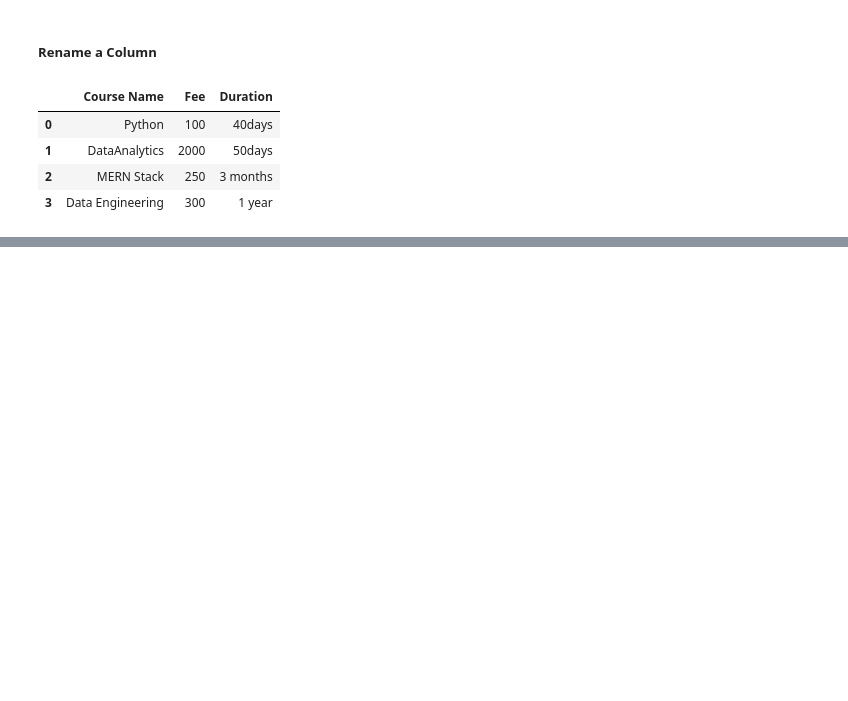
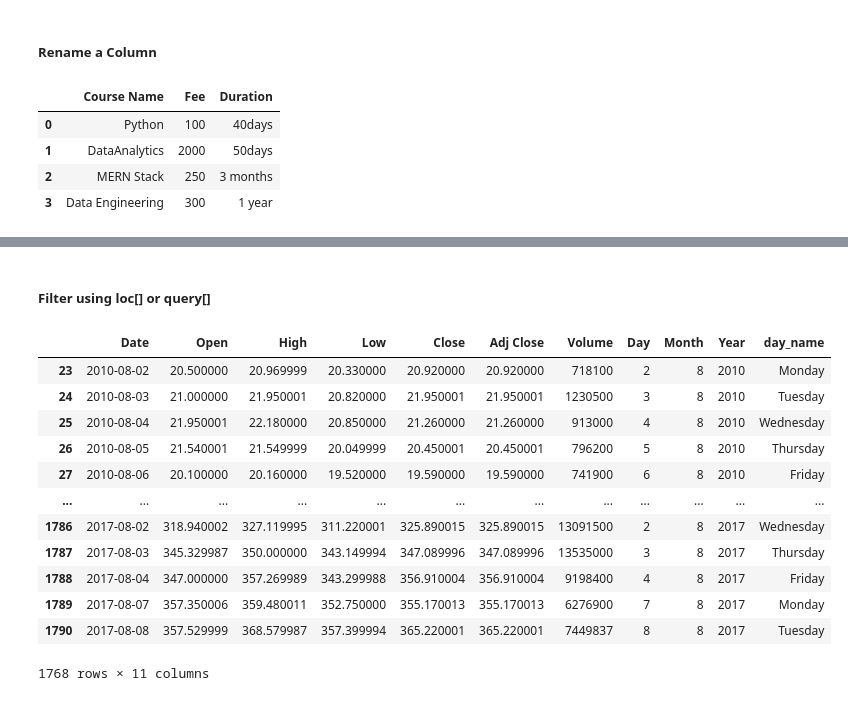
Before and after one commit to Anabrams/PandasLab, a Jupyter notebook: lecture_notes.ipynb, the cells around one changed output, grey strips where cells are left out. Cells and saved outputs as stored; diff of their text form; code cells hidden in the pictures; blank space fills up the shorter version.

```diff
--- a/lecture_notes.ipynb
+++ b/lecture_notes.ipynb
@@ -230,0 +460,9 @@ tech_df.head()
+# %%
+url='https://raw.githubusercontent.com/bprasad26/lwd/master/data/tesla_stock_prices.csv'
+
+turl='https://raw.githubusercontent.com/bprasad26/lwd/master/data/tesla_stock_prices.csv'
+# using parse_dates to change type from string into date
+tesla_df = pd.read_csv(url, parse_dates=['Date'])
+# tesla_df.to_csv('data/tesla_stocks.csv')
+tesla_df.head()
+# tesla_df.info()
@@ -230,0 +476,9 @@ tech_df.head()
+# %%
+# add new column to dateframe based of of dates
+# Add new columns to dataframe based off of dates
+tesla_df['Day'] = tesla_df['Date'].dt.day
+tesla_df['Month'] = tesla_df['Date'].dt.month
+tesla_df['Year'] = tesla_df['Date'].dt.year
+tesla_df['day_name'] = tesla_df['Date'].dt.day_name()
+
+tesla_df.head(10)
@@ -230,0 +527,20 @@ tech_df.head()
+# %% [markdown]
+##### Filter using loc[] or query[]
+# %%
+fil_df_date = tesla_df.loc[(tesla_df['Date'] >= '2010-08-01')]
+
+fil_df_date
+# %% [output]
+|  | Date | Open | High | Low | Close | Adj Close | Volume | Day | Month | Year | day_name |
+| 23 | 2010-08-02 | 20.500000 | 20.969999 | 20.330000 | 20.920000 | 20.920000 | 718100 | 2 | 8 | 2010 | Monday |
+| 24 | 2010-08-03 | 21.000000 | 21.950001 | 20.820000 | 21.950001 | 21.950001 | 1230500 | 3 | 8 | 2010 | Tuesday |
+| 25 | 2010-08-04 | 21.950001 | 22.180000 | 20.850000 | 21.260000 | 21.260000 | 913000 | 4 | 8 | 2010 | Wednesday |
+| 26 | 2010-08-05 | 21.540001 | 21.549999 | 20.049999 | 20.450001 | 20.450001 | 796200 | 5 | 8 | 2010 | Thursday |
+| 27 | 2010-08-06 | 20.100000 | 20.160000 | 19.520000 | 19.590000 | 19.590000 | 741900 | 6 | 8 | 2010 | Friday |
+| ... | ... | ... | ... | ... | ... | ... | ... | ... | ... | ... | ... |
+| 1786 | 2017-08-02 | 318.940002 | 327.119995 | 311.220001 | 325.890015 | 325.890015 | 13091500 | 2 | 8 | 2017 | Wednesday |
+| 1787 | 2017-08-03 | 345.329987 | 350.000000 | 343.149994 | 347.089996 | 347.089996 | 13535000 | 3 | 8 | 2017 | Thursday |
+| 1788 | 2017-08-04 | 347.000000 | 357.269989 | 343.299988 | 356.910004 | 356.910004 | 9198400 | 4 | 8 | 2017 | Friday |
+| 1789 | 2017-08-07 | 357.350006 | 359.480011 | 352.750000 | 355.170013 | 355.170013 | 6276900 | 7 | 8 | 2017 | Monday |
+| 1790 | 2017-08-08 | 357.529999 | 368.579987 | 357.399994 | 365.220001 | 365.220001 | 7449837 | 8 | 8 | 2017 | Tuesday |
+1768 rows × 11 columns
```
Also changed, not shown: parts of 29 cells of this notebook, 1 other file.
